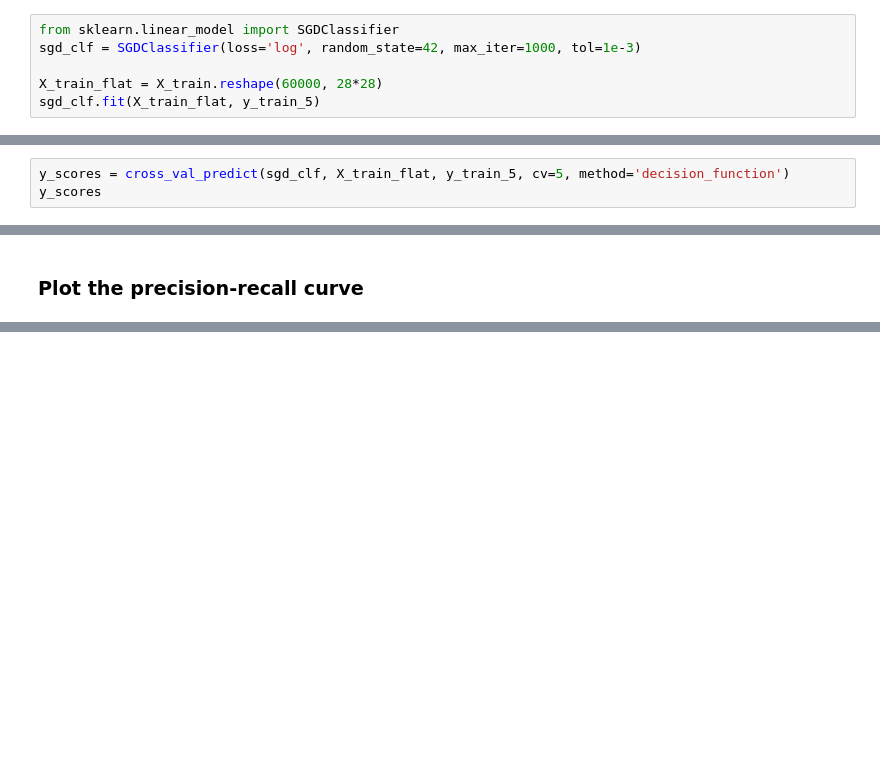
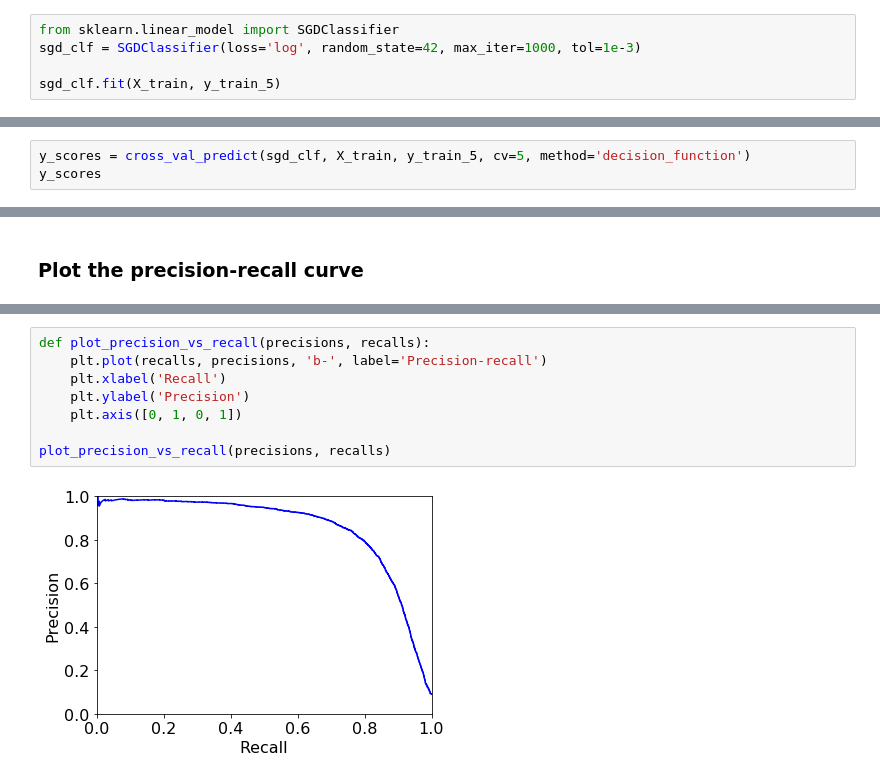
Before and after one commit to ksaaskil/machine-learning-examples, a Jupyter notebook: classification/MNIST_example.ipynb, the cells around one changed output, grey strips where cells are left out. Cells and saved outputs as stored; diff of their text form; blank space fills up the shorter version.

```diff
--- a/classification/MNIST_example.ipynb
+++ b/classification/MNIST_example.ipynb
@@ -42,5 +59,4 @@ y_test_5 = (y_test == 5)
 from sklearn.linear_model import SGDClassifier
 sgd_clf = SGDClassifier(loss='log', random_state=42, max_iter=1000, tol=1e-3)
 
-X_train_flat = X_train.reshape(60000, 28*28)
-sgd_clf.fit(X_train_flat, y_train_5)
+sgd_clf.fit(X_train, y_train_5)
@@ -137,5 +175,5 @@ print_metrics(y_train_5, y_train_pred)
 # %% [markdown]
 ### One can plot the precision-recall curve straightforwardly by computing the decision function values for all training instances
 # %%
-y_scores = cross_val_predict(sgd_clf, X_train_flat, y_train_5, cv=5, method='decision_function')
+y_scores = cross_val_predict(sgd_clf, X_train, y_train_5, cv=5, method='decision_function')
 y_scores
@@ -156,0 +200,10 @@ plot_precision_recall_threshold(precisions, recalls, thresholds)
+# %%
+def plot_precision_vs_recall(precisions, recalls):
+    plt.plot(recalls, precisions, 'b-', label='Precision-recall')
+    plt.xlabel('Recall')
+    plt.ylabel('Precision')
+    plt.axis([0, 1, 0, 1])
+
+plot_precision_vs_recall(precisions, recalls)
+# %% [output]
+[figure, added]
```
Also changed, not shown: parts of 33 cells of this notebook.
